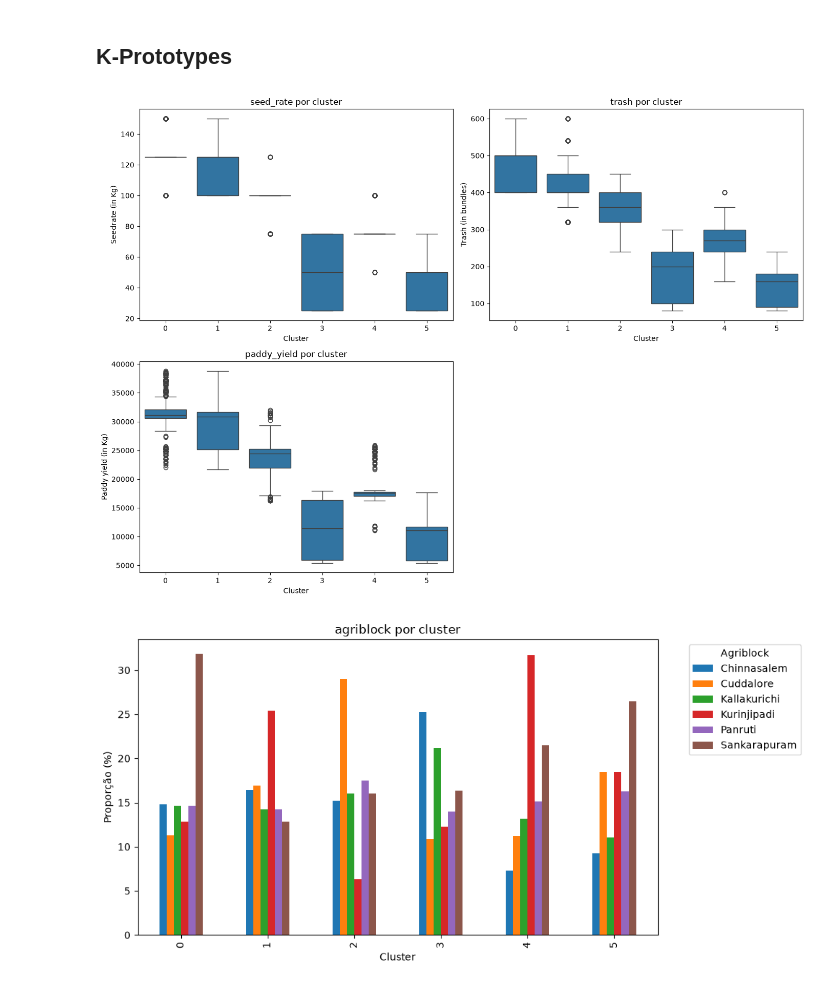
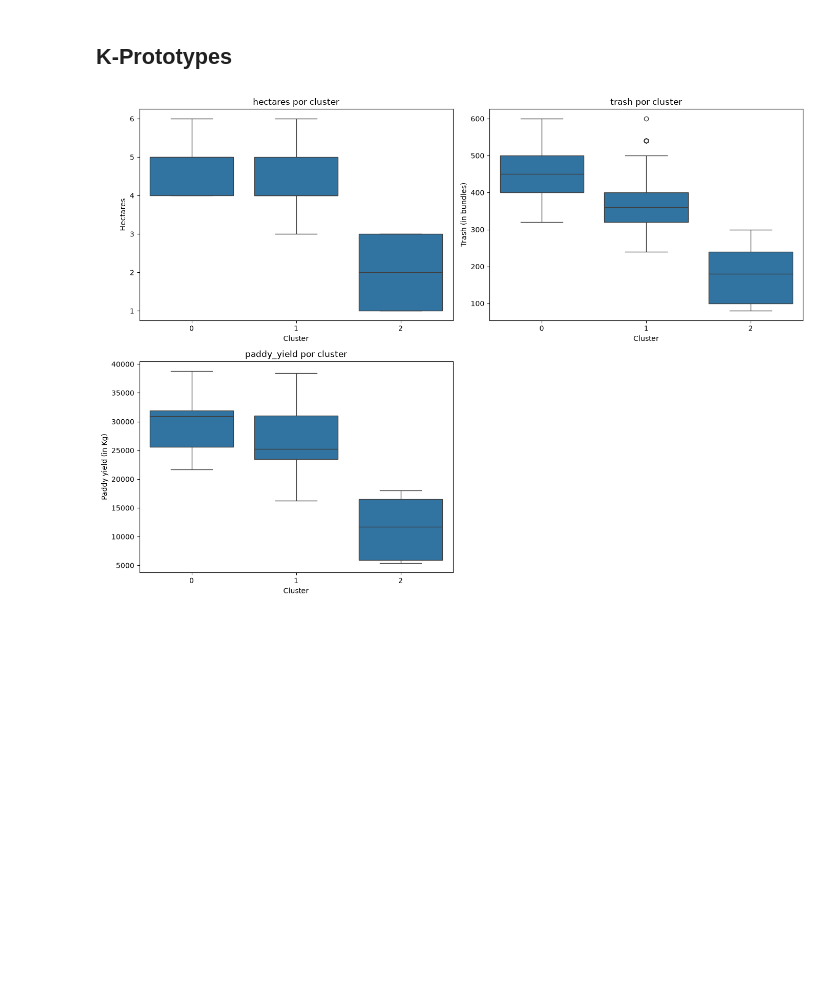
Before and after one commit to gabdumal/data_mining, a Jupyter notebook: assignment_3/main.ipynb, the cells around one changed output. Drawn from its saved outputs; the diff is of its cells as text; code cells hidden in the pictures; blank space fills up the shorter version.

```diff
--- a/assignment_3/main.ipynb
+++ b/assignment_3/main.ipynb
@@ -22,7 +24,7 @@ from kmodes.kprototypes import KPrototypes
 from columns import target_columns
 from data import dd_df, names_of_columns
 # %%
-def plot_clusters_numeric_boxplot(
+def plot_boxplots_with_clusters_for_numerical_columns(
     data_frame: pd.DataFrame, cluster_column: str, numerical_columns: list[str]
 ):
     n = len(numerical_columns)
@@ -83,9 +131,7 @@ indexes_of_categorical_columns = [
 ]
 
 # Set parameters
-k_prototypes_protocol = KPrototypes(
-    n_clusters=6, init="Cao", n_init=10, random_state=42
-)
+k_prototypes_protocol = KPrototypes(n_clusters=3, random_state=42)
 
 # Clustering
 clusters = k_prototypes_protocol.fit_predict(
@@ -96,26 +142,18 @@ clusters = k_prototypes_protocol.fit_predict(
 clustered_df_by_kp["cluster"] = clusters
 
 # Add target variables back for cluster analysis
-clustered_df_by_kp["paddy_yield"] = f3_df.loc[clustered_df_by_kp.index, "paddy_yield"]
-clustered_df_by_kp["trash"] = f3_df.loc[clustered_df_by_kp.index, "trash"]
+clustered_df_by_kp["paddy_yield"] = f3_df["paddy_yield"]
+clustered_df_by_kp["trash"] = f3_df["trash"]
 
 # Revert scaling
-clustered_df_by_kp.seed_rate = dd_df.loc[clustered_df_by_kp.index, "seed_rate"]
-clustered_df_by_kp.paddy_yield = dd_df.loc[clustered_df_by_kp.index, "paddy_yield"]
-clustered_df_by_kp.trash = dd_df.loc[clustered_df_by_kp.index, "trash"]
+clustered_df_by_kp.hectares = dd_df["hectares"]
+clustered_df_by_kp.paddy_yield = dd_df["paddy_yield"]
+clustered_df_by_kp.trash = dd_df["trash"]
 # %%
-plot_clusters_numeric_boxplot(
+plot_boxplots_with_clusters_for_numerical_columns(
     data_frame=clustered_df_by_kp,
     cluster_column="cluster",
     numerical_columns=[*f3_numerical_columns, *target_columns],
 )
-
-
-plot_clusters_categorical(
-    data_frame=clustered_df_by_kp,
-    cluster_column="cluster",
-    categorical_columns=f3_categorical_columns,
-)
 # %% [output]
-[figure, old version]
+[figure, new version]
-[figure, removed]
```
Also changed, not shown: parts of 8 cells of this notebook, 2 other files.
